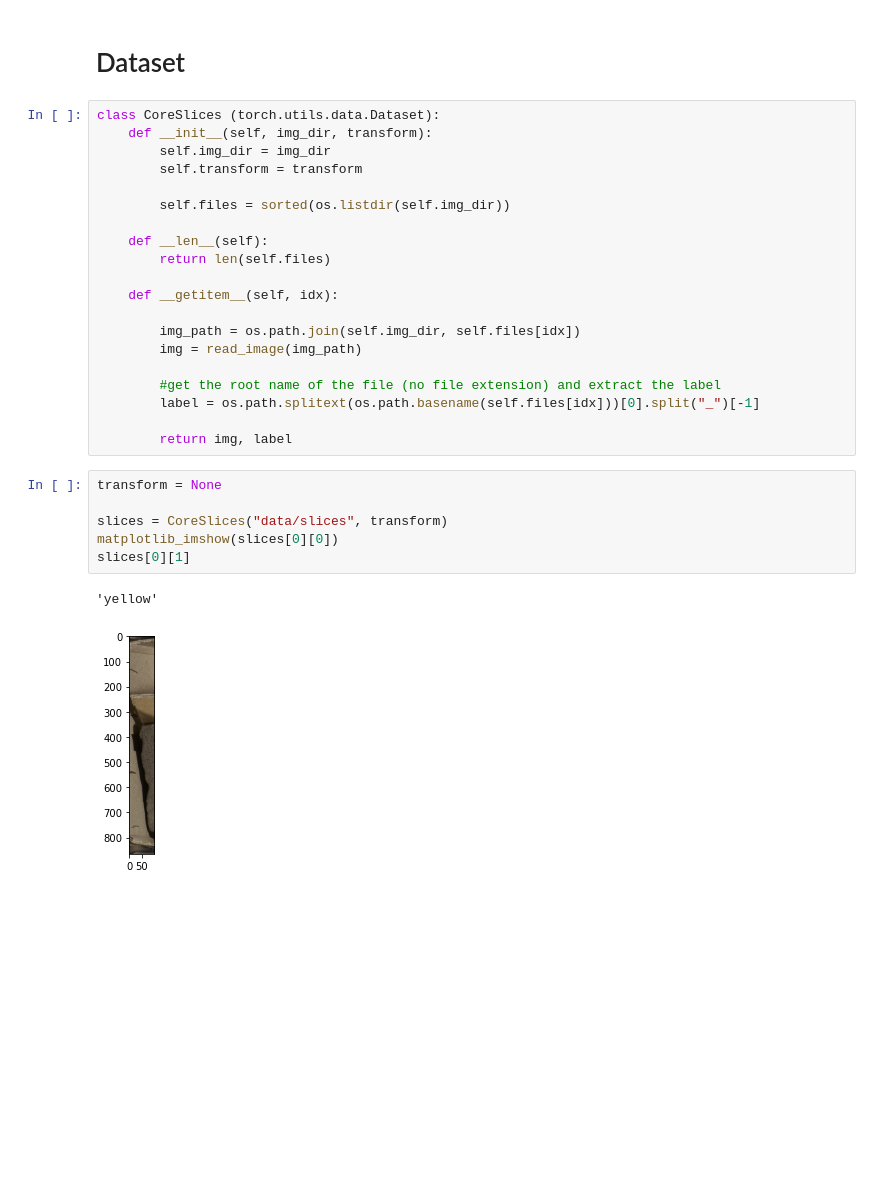
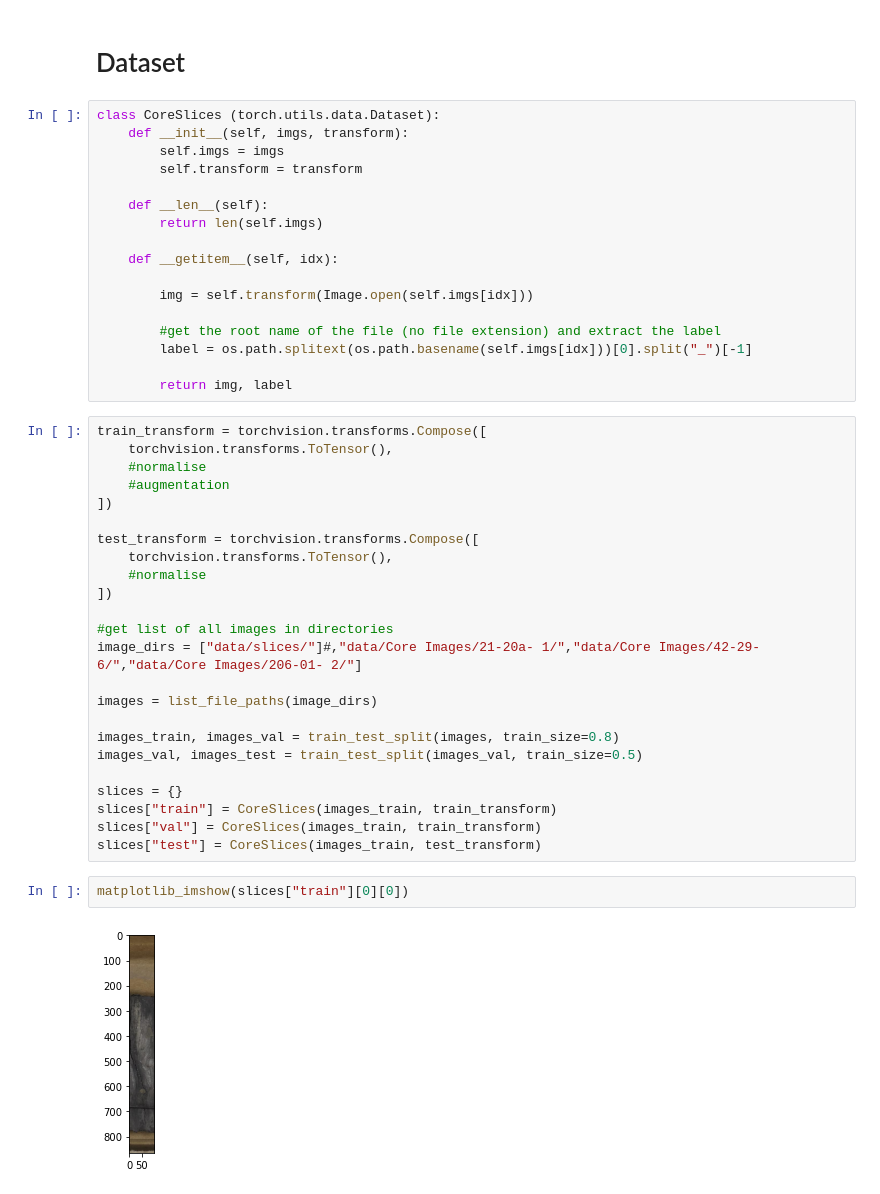
Before and after one commit to adhardy/well-core-image-classification, a Jupyter notebook: training.ipynb, the cells around one changed output. Saved outputs shown, nothing was run; the diff lists cells and outputs as text; blank space fills up the shorter version.

Commit message:
traintest split and transforms

```diff
--- a/training.ipynb
+++ b/training.ipynb
@@ -23,30 +38,46 @@ def matplotlib_imshow(img, one_channel=False, normalized=False):
 # Dataset
 # %%
 class CoreSlices (torch.utils.data.Dataset):
-    def __init__(self, img_dir, transform):
-        self.img_dir = img_dir
+    def __init__(self, imgs, transform):
+        self.imgs = imgs
         self.transform = transform
 
-        self.files = sorted(os.listdir(self.img_dir))
-
     def __len__(self):
-        return len(self.files)
+        return len(self.imgs)
 
     def __getitem__(self, idx):
 
-        img_path = os.path.join(self.img_dir, self.files[idx])
-        img = read_image(img_path)
+        img = self.transform(Image.open(self.imgs[idx]))
 
         #get the root name of the file (no file extension) and extract the label
-        label = os.path.splitext(os.path.basename(self.files[idx]))[0].split("_")[-1]
+        label = os.path.splitext(os.path.basename(self.imgs[idx]))[0].split("_")[-1]
 
         return img, label
-# %%
-transform = None
-
-slices = CoreSlices("data/slices", transform)
-matplotlib_imshow(slices[0][0])
-slices[0][1]
-# %% [output]
-'yellow'
-[figure, removed]
+# %%
+train_transform = torchvision.transforms.Compose([
+    torchvision.transforms.ToTensor(),
+    #normalise
+    #augmentation
+])
+
+test_transform = torchvision.transforms.Compose([
+    torchvision.transforms.ToTensor(),
+    #normalise
+])
+
+#get list of all images in directories
+image_dirs = ["data/slices/"]#,"data/Core Images/21-20a- 1/","data/Core Images/42-29- 6/","data/Core Images/206-01- 2/"]
+
+images = list_file_paths(image_dirs)
+
+images_train, images_val = train_test_split(images, train_size=0.8)
+images_val, images_test = train_test_split(images_val, train_size=0.5)
+
+slices = {}
+slices["train"] = CoreSlices(images_train, train_transform)
+slices["val"] = CoreSlices(images_train, train_transform)
+slices["test"] = CoreSlices(images_train, test_transform)
+# %%
+matplotlib_imshow(slices["train"][0][0])
+# %% [output]
+[figure, added]
```
Also changed, not shown: parts of 2 cells of this notebook.
